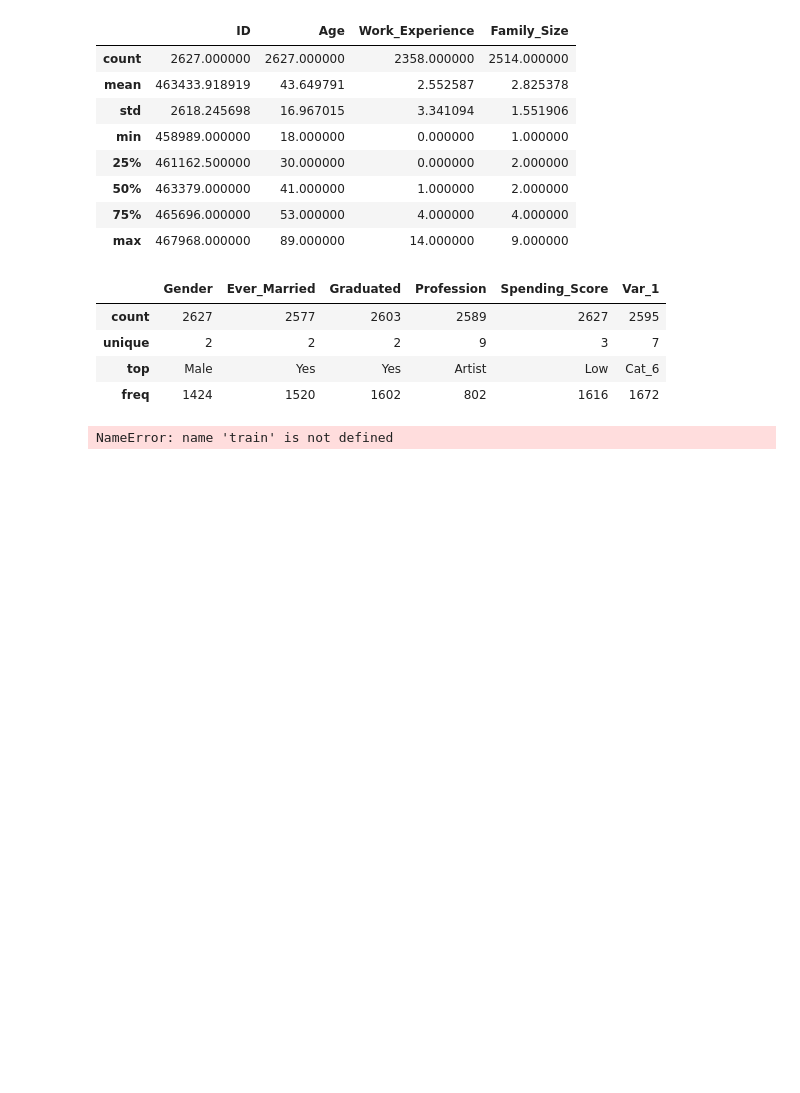
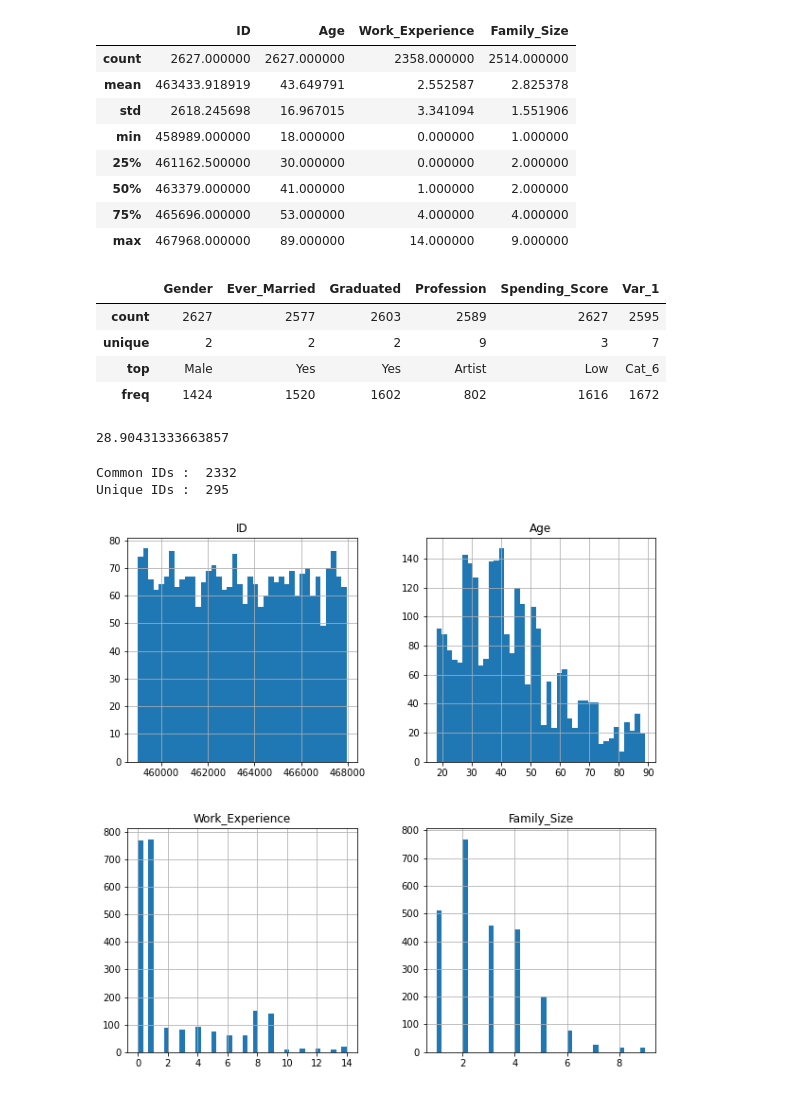
Before and after one commit to prateeksamudrala/predictivesegmentation, a Jupyter notebook: Predictive Segmentation.ipynb, the cells around one changed output. Cells and saved outputs as stored; diff of their text form; code cells hidden in the pictures; blank space fills up the shorter version.

```diff
--- a/Predictive Segmentation.ipynb
+++ b/Predictive Segmentation.ipynb
@@ -124,10 +145,25 @@ Data Description :
 | unique | 2 | 2 | 2 | 9 | 3 | 7 |
 | top | Male | Yes | Yes | Artist | Low | Cat_6 |
 | freq | 1424 | 1520 | 1602 | 802 | 1616 | 1672 |
+# %%
+import numpy as np
+
+# Percentage of non-unique values in Train data
+print(np.intersect1d(train_data['ID'], test_data['ID']).shape[0]/train_data['ID'].nunique()*100)
+# %% [output]
+28.90431333663857
 # %%
-# Are there customers in test data, that are also in the train data?
-import numpy as np
+# Are there customers in test data, that are also in the train data, how unique is test data?
 
-print(np.intersect1d(train_data['ID'], test_data['ID']).shape[0]/train['ID'].nunique())
+common_ids = len(set(test_data['ID'].unique()).intersection(set(train_data['ID'].unique())))
+print("Common IDs : ",common_ids)
+print("Unique IDs : ",test_data.shape[0] - common_ids)
 # %% [output]
-NameError: name 'train' is not defined
+Common IDs :  2332
+Unique IDs :  295
+# %%
+import matplotlib.pyplot as plt
+import numpy as np
+hist = test_data.hist(bins=40, figsize=(10,10))
+# %% [output]
+[figure, added]
```
Also changed, not shown: parts of 39 cells of this notebook, 1 other file.
